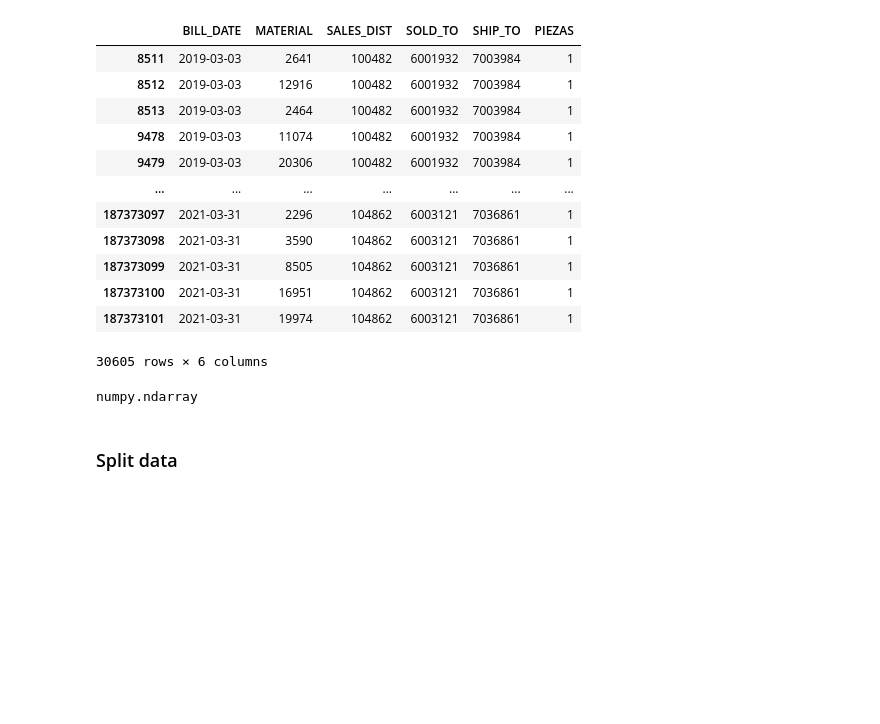
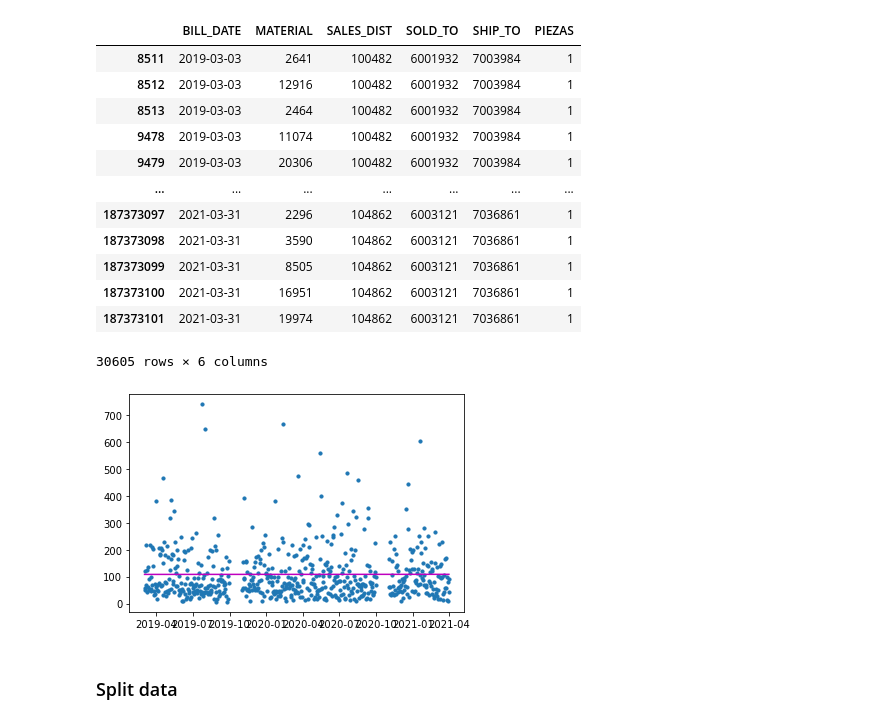
Before and after one commit to EdisonAltamirano/AI_storePrediction, a Jupyter notebook: opportunity1.ipynb, the cells around one changed output. Cells and saved outputs as stored; diff of their text form; code cells hidden in the pictures; blank space fills up the shorter version.

```diff
--- a/opportunity1.ipynb
+++ b/opportunity1.ipynb
@@ -31,16 +32,29 @@ full_df
 # %%
 f = {
         'PIEZAS' : 'sum'
 }
 g = full_df.groupby(['BILL_DATE'])
 v1 = g.agg(f)
-x = v1.index.values
-x = x.reshape(-1, 1)
+s = pd.to_datetime(pd.Series(v1.index.values))
+x = np.c_[s]
+polynomial_features = PolynomialFeatures(degree=3)
+s_poly = polynomial_features.fit_transform(x)
+#print(len(s_poly))
+#x = x.reshape(-1, 1)
+#print(x[0])
 y = v1["PIEZAS"]
-type(x)
+#v1.head()
 #plt.plot(x,y,'r')
+
+model = LinearRegression()
+model.fit(s_poly, y)
+y_poly_pred = model.predict(s_poly)
+
+plt.scatter(x, y, s=10)
+plt.plot(x, y_poly_pred, color='m')
+plt.show()
 # %% [output]
-numpy.ndarray
+[figure, added]
 # %% [markdown]
 ### Split data
 # %%
```
Also changed, not shown: parts of 9 cells of this notebook.
